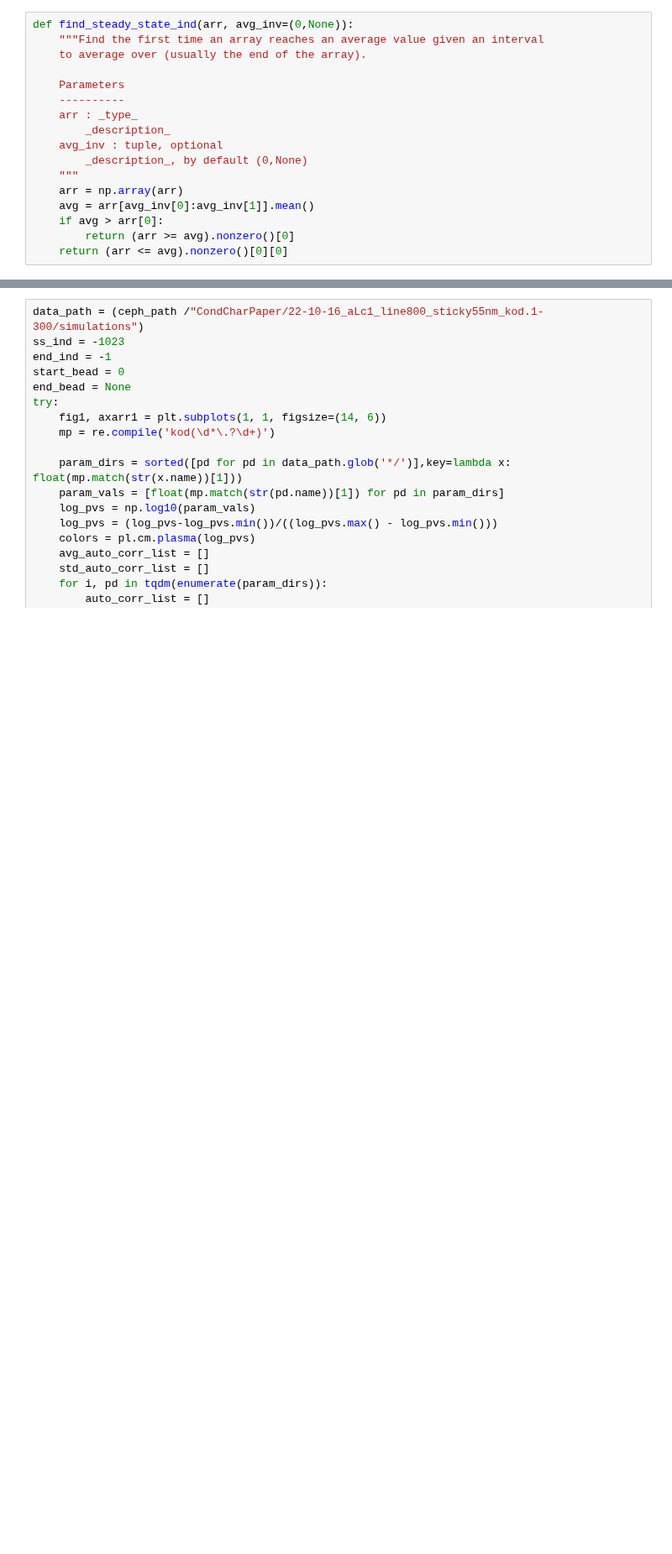
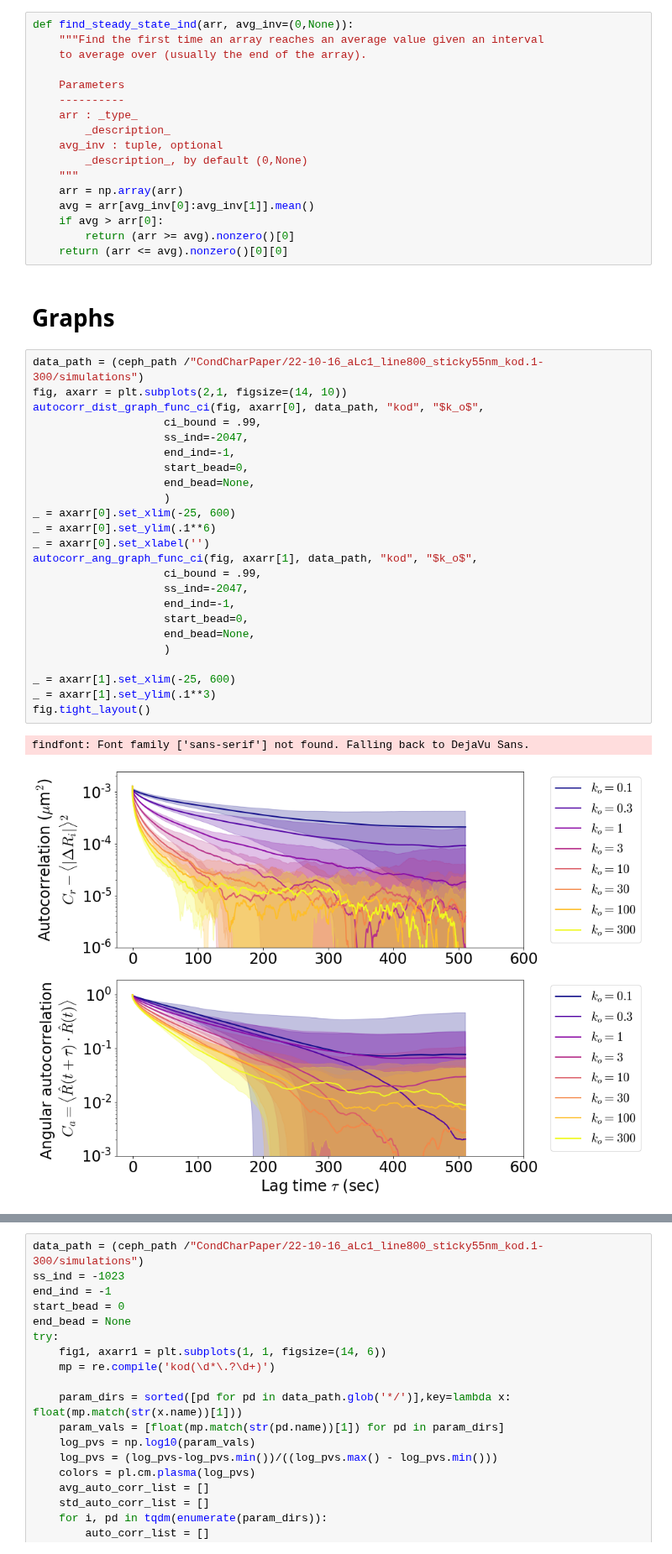
Before and after one commit to palladio11/aLENS_analysis, a Jupyter notebook: notebooks/Cond_char_figs/Fig4.ipynb, the cells around one changed output, grey strips where cells are left out. Shown at 84% size. Cells and saved outputs as stored; diff of their text form; blank space fills up the shorter version.

```diff
--- a/notebooks/Cond_char_figs/Fig4.ipynb
+++ b/notebooks/Cond_char_figs/Fig4.ipynb
@@ -253,3 +302,32 @@ def find_steady_state_ind(arr, avg_inv=(0,None)):
     if avg > arr[0]:
         return (arr >= avg).nonzero()[0]
     return (arr <= avg).nonzero()[0][0]
+# %% [markdown]
+# Graphs
+# %%
+data_path = (ceph_path /"CondCharPaper/22-10-16_aLc1_line800_sticky55nm_kod.1-300/simulations")
+fig, axarr = plt.subplots(2,1, figsize=(14, 10))
+autocorr_dist_graph_func_ci(fig, axarr[0], data_path, "kod", "$k_o$",
+                    ci_bound = .99,
+                    ss_ind=-2047,
+                    end_ind=-1,
+                    start_bead=0,
+                    end_bead=None,
+                    )
+_ = axarr[0].set_xlim(-25, 600)
+_ = axarr[0].set_ylim(.1**6)
+_ = axarr[0].set_xlabel('')
+autocorr_ang_graph_func_ci(fig, axarr[1], data_path, "kod", "$k_o$",
+                    ci_bound = .99,
+                    ss_ind=-2047,
+                    end_ind=-1,
+                    start_bead=0,
+                    end_bead=None,
+                    )
+
+_ = axarr[1].set_xlim(-25, 600)
+_ = axarr[1].set_ylim(.1**3)
+fig.tight_layout()
+# %% [output]
+findfont: Font family ['sans-serif'] not found. Falling back to DejaVu Sans.
+[figure, added]
```
Also changed, not shown: parts of 15 cells of this notebook, 10 other files.
